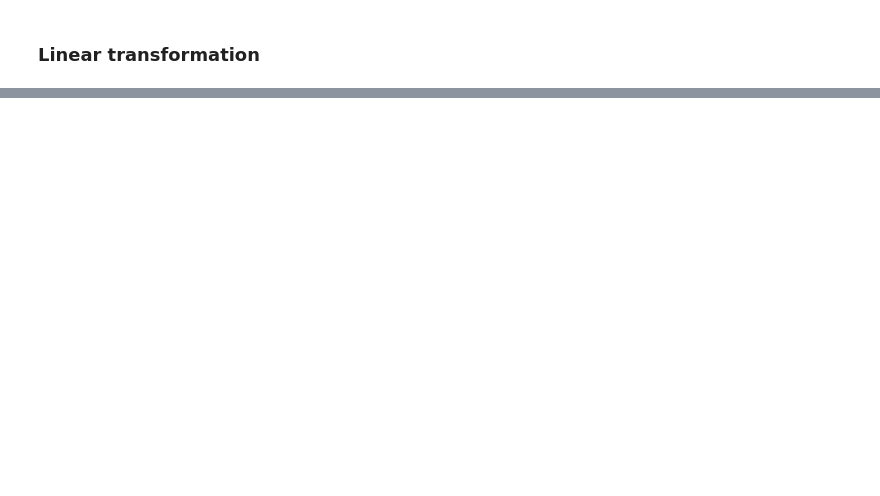
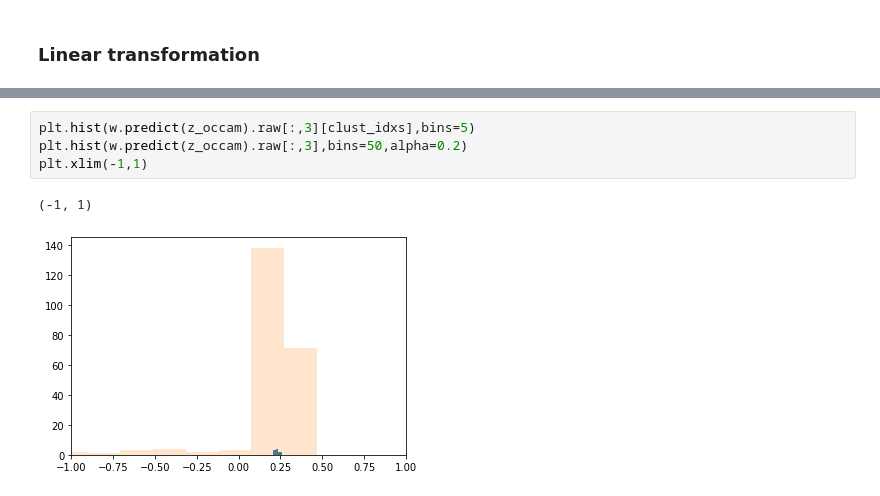
Before and after one commit to drd13/RSCA, a Jupyter notebook: apoNN/notebooks/6-Occam_fitting.ipynb, the cells around one changed output, grey strips where cells are left out. Drawn from its saved outputs; the diff is of its cells as text; blank space fills up the shorter version.

```diff
--- a/apoNN/notebooks/6-Occam_fitting.ipynb
+++ b/apoNN/notebooks/6-Occam_fitting.ipynb
@@ -126,0 +180,7 @@ NameError: name 'y' is not defined
+# %%
+plt.hist(w.predict(z_occam).raw[:,3][clust_idxs],bins=5)
+plt.hist(w.predict(z_occam).raw[:,3],bins=50,alpha=0.2)
+plt.xlim(-1,1)
+# %% [output]
+(-1, 1)
+[figure, added]
```
Also changed, not shown: parts of 37 cells of this notebook.
